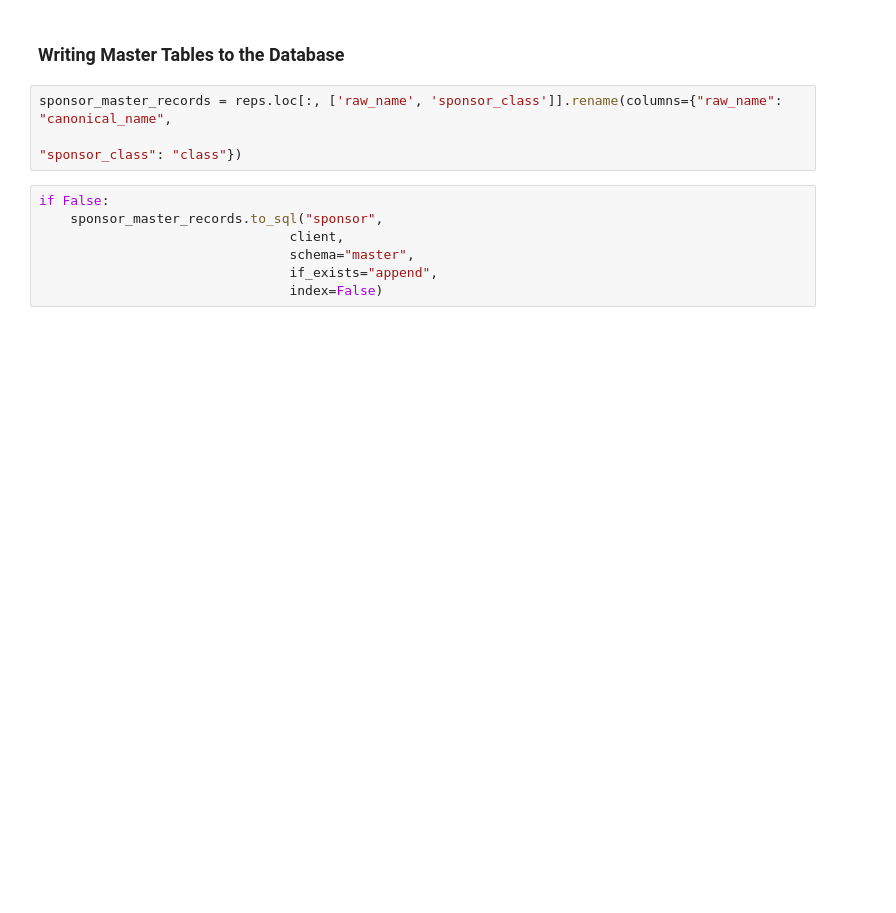
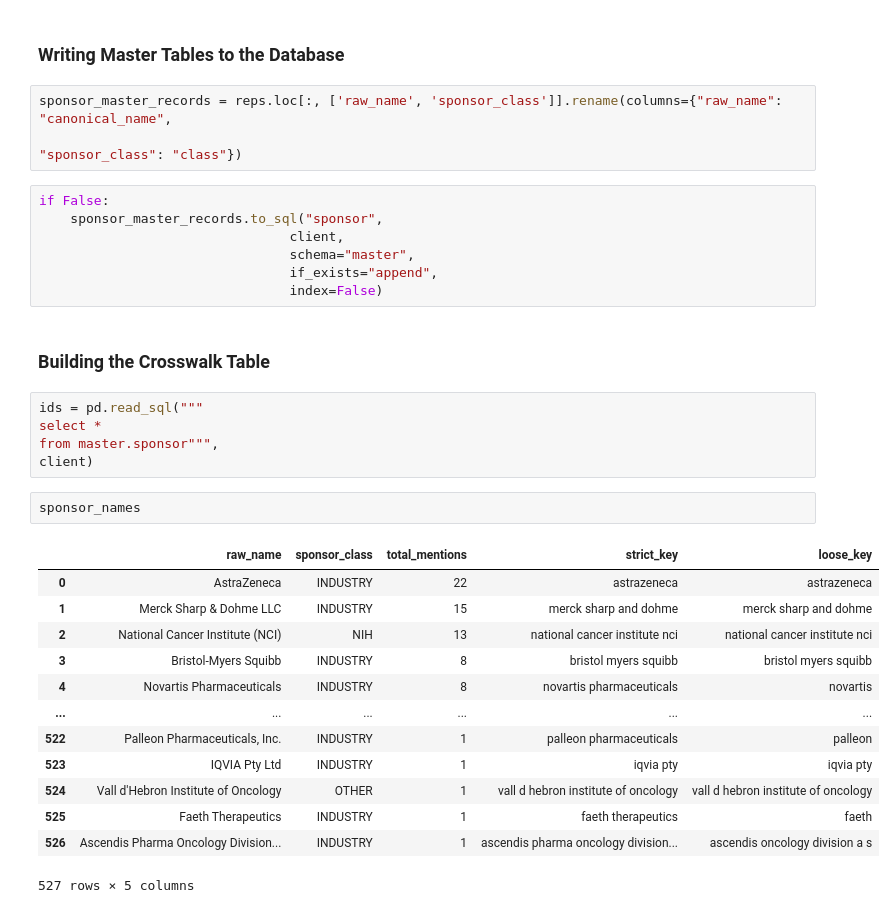
Before and after one commit to SJBales/data-engineering, a Jupyter notebook: notebooks/schema_building.ipynb, the cells around one changed output. Drawn from its saved outputs; the diff is of its cells as text; blank space fills up the shorter version.

Commit message:
Added space for crosswalk

```diff
--- a/notebooks/schema_building.ipynb
+++ b/notebooks/schema_building.ipynb
@@ -213,3 +220,26 @@ if False:
                                 schema="master",
                                 if_exists="append",
                                 index=False)
+# %% [markdown]
+### Building the Crosswalk Table
+# %%
+ids = pd.read_sql("""
+select *
+from master.sponsor""",
+client)
+# %%
+sponsor_names
+# %% [output]
+|  | raw_name | sponsor_class | total_mentions | strict_key | loose_key |
+| 0 | AstraZeneca | INDUSTRY | 22 | astrazeneca | astrazeneca |
+| 1 | Merck Sharp & Dohme LLC | INDUSTRY | 15 | merck sharp and dohme | merck sharp and dohme |
+| 2 | National Cancer Institute (NCI) | NIH | 13 | national cancer institute nci | national cancer institute nci |
+| 3 | Bristol-Myers Squibb | INDUSTRY | 8 | bristol myers squibb | bristol myers squibb |
+| 4 | Novartis Pharmaceuticals | INDUSTRY | 8 | novartis pharmaceuticals | novartis |
+| ... | ... | ... | ... | ... | ... |
+| 522 | Palleon Pharmaceuticals, Inc. | INDUSTRY | 1 | palleon pharmaceuticals | palleon |
+| 523 | IQVIA Pty Ltd | INDUSTRY | 1 | iqvia pty | iqvia pty |
+| 524 | Vall d'Hebron Institute of Oncology | OTHER | 1 | vall d hebron institute of oncology | vall d hebron institute of oncology |
+| 525 | Faeth Therapeutics | INDUSTRY | 1 | faeth therapeutics | faeth |
+| 526 | Ascendis Pharma Oncology Division... | INDUSTRY | 1 | ascendis pharma oncology division... | ascendis oncology division a s |
+527 rows × 5 columns
```
Also changed, not shown: parts of 3 cells of this notebook.
